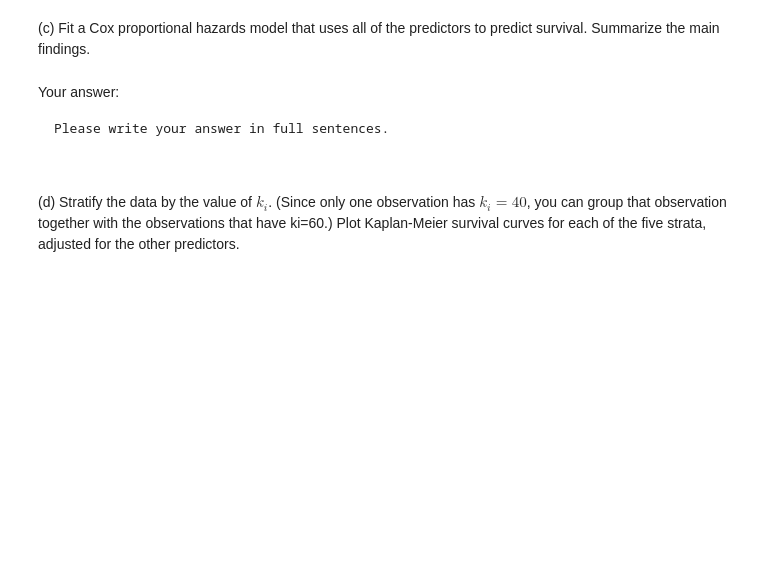
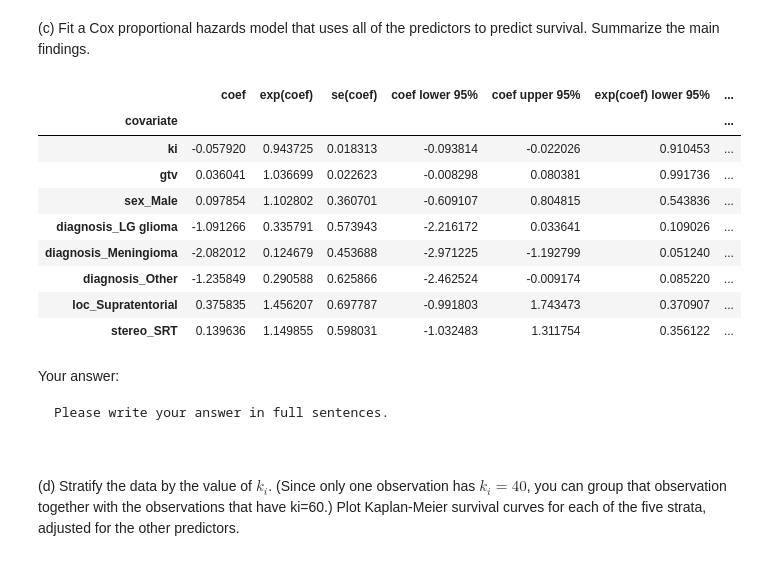
Before and after one commit to BU-MSSP-Classroom/MA679_Spring2024_12_survival_analysis-SCOTT07186, a Jupyter notebook: Survival_with_Python.ipynb, the cells around one changed output. Drawn from its saved outputs; the diff is of its cells as text; code cells hidden in the pictures; blank space fills up the shorter version.

```diff
--- a/Survival_with_Python.ipynb
+++ b/Survival_with_Python.ipynb
@@ -343,10 +408,21 @@ error_estimates
 (c) Fit a Cox proportional hazards model that uses all of the predictors
 to predict survival. Summarize the main findings.
 # %%
-encoded_data = pd.get_dummies(data, columns=['gender', 'condition', 'location', 'method'], drop_first=True)
+encoded_data = pd.get_dummies(data, columns=['sex', 'diagnosis', 'loc', 'stereo'], drop_first=True)
 cox_model = CoxPHFitter()
-cox_model.fit(encoded_data, duration_col='duration', event_col='event')
+cox_model.fit(encoded_data, duration_col='time', event_col='status')
 cox_model.summary
+# %% [output]
+|  | coef | exp(coef) | se(coef) | coef lower 95% | coef upper 95% | exp(coef) lower 95% | ... |
+| covariate |  |  |  |  |  |  | ... |
+| ki | -0.057920 | 0.943725 | 0.018313 | -0.093814 | -0.022026 | 0.910453 | ... |
+| gtv | 0.036041 | 1.036699 | 0.022623 | -0.008298 | 0.080381 | 0.991736 | ... |
+| sex_Male | 0.097854 | 1.102802 | 0.360701 | -0.609107 | 0.804815 | 0.543836 | ... |
+| diagnosis_LG glioma | -1.091266 | 0.335791 | 0.573943 | -2.216172 | 0.033641 | 0.109026 | ... |
+| diagnosis_Meningioma | -2.082012 | 0.124679 | 0.453688 | -2.971225 | -1.192799 | 0.051240 | ... |
+| diagnosis_Other | -1.235849 | 0.290588 | 0.625866 | -2.462524 | -0.009174 | 0.085220 | ... |
+| loc_Supratentorial | 0.375835 | 1.456207 | 0.697787 | -0.991803 | 1.743473 | 0.370907 | ... |
+| stereo_SRT | 0.139636 | 1.149855 | 0.598031 | -1.032483 | 1.311754 | 0.356122 | ... |
 # %% [markdown]
 Your answer:
 
```
Also changed, not shown: parts of 19 cells of this notebook.
